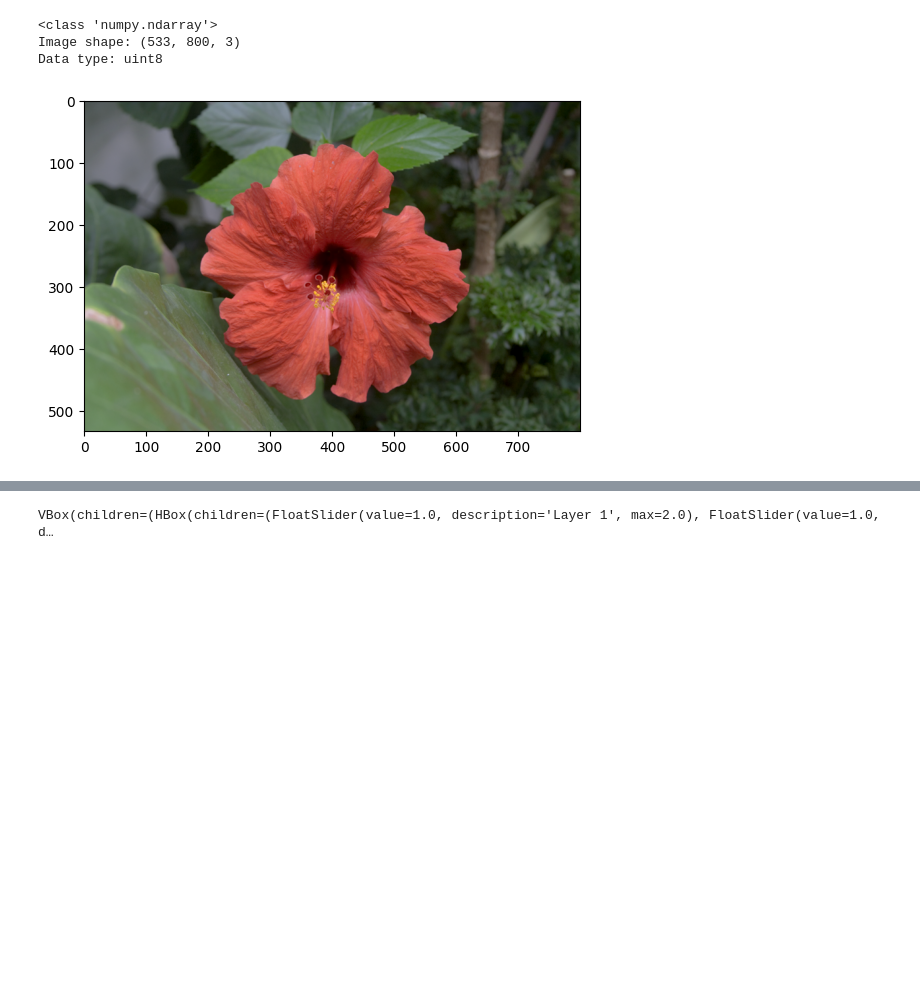
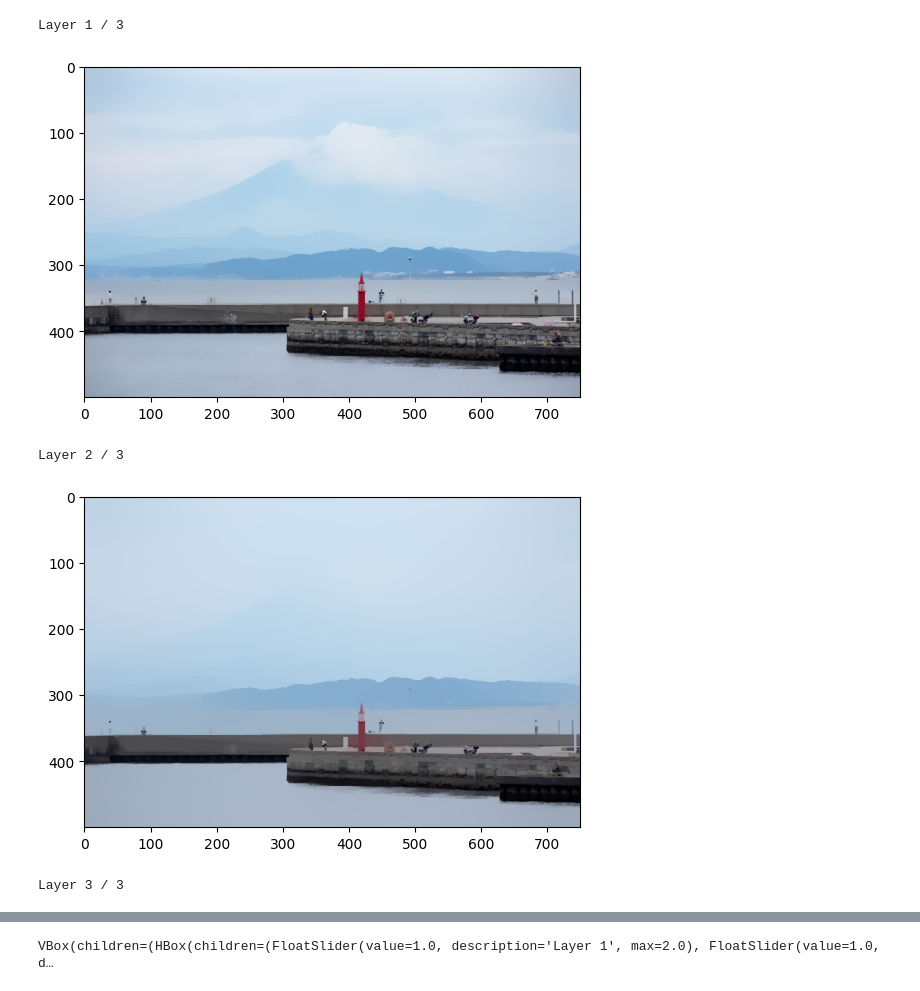
Before and after one commit to pekatour/epd, a Jupyter notebook: src/pres_algorithme.ipynb, the cells around one changed output, grey strips where cells are left out. Cells and saved outputs as stored; diff of their text form; code cells hidden in the pictures; blank space fills up the shorter version.

```diff
--- a/src/pres_algorithme.ipynb
+++ b/src/pres_algorithme.ipynb
@@ -7,13 +10,14 @@ from wls import *
 import matplotlib.pyplot as plt
 import ipywidgets as widgets
 # %%
-IMAGE_PATH = "../data/image3.png"
+IMAGE_PATH = "../data/fuji.png"
 
 image = load_image(IMAGE_PATH, gray=False, verbose=False)
 
-decomposition = wls(image, 0.35, 1.8, c=4, verbose=True)
+decomposition = wls(image, 0.1, 1.8, c=4, verbose=True)
 # %% [output]
-<class 'numpy.ndarray'>
-Image shape: (533, 800, 3)
-Data type: uint8
+Layer 1 / 3
-[figure, old version]
+[figure, new version]
+Layer 2 / 3
+[figure, added]
+Layer 3 / 3
```
Also changed, not shown: parts of 4 cells of this notebook, 6 other files.
